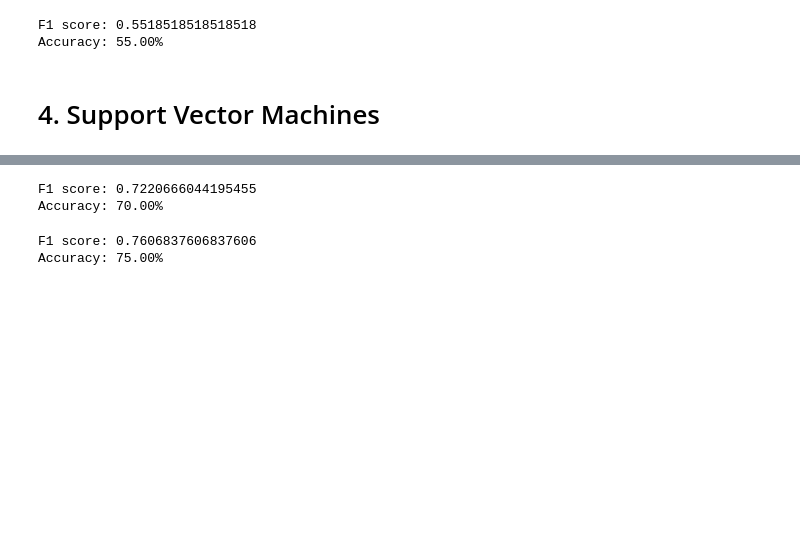
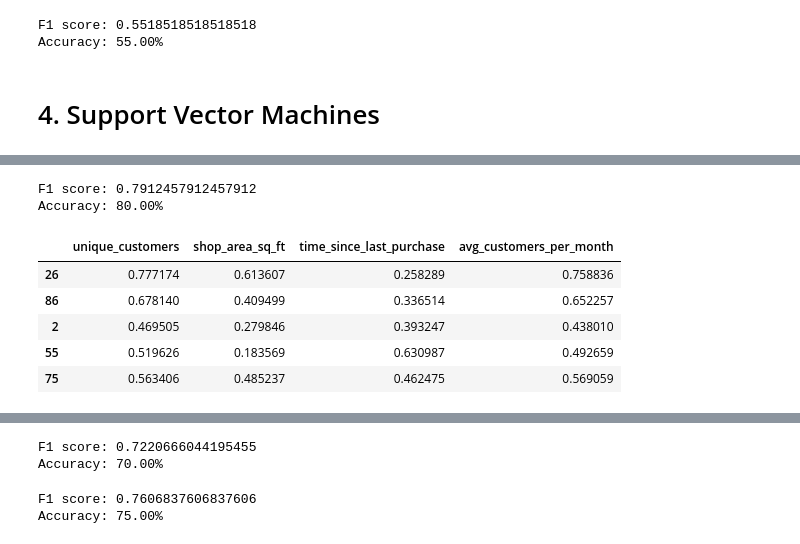
Before and after one commit to joelsathi/DataStorm-4.0-BrainLeftException, a Jupyter notebook: competition-notebook.ipynb, the cells around one changed output, grey strips where cells are left out. Drawn from its saved outputs; the diff is of its cells as text; code cells hidden in the pictures; blank space fills up the shorter version.

```diff
--- a/competition-notebook.ipynb
+++ b/competition-notebook.ipynb
@@ -1350,0 +1397,5 @@ Accuracy: 55.00%
+# %%
+train_x_new = train_x_new[important_features]
+test_x_new = test_x_new[important_features]
+# %%
+train_y_new = train_y.copy(deep=True)
@@ -1350,0 +1406,35 @@ Accuracy: 55.00%
+# %%
+from sklearn.model_selection import StratifiedKFold
+
+from sklearn import svm
+
+#Create a svm Classifier
+model = svm.SVC(kernel='poly', C=10, random_state=0)
+
+skf = StratifiedKFold(n_splits=5, shuffle=False)
+
+accuracy_scores = []
+f_scores = []
+
+for train_index, test_index in skf.split(train_x_new, train_y_new):
+    X_train, X_test = train_x_new.iloc[train_index], train_x_new.iloc[test_index]
+    y_train, y_test = train_y_new.iloc[train_index], train_y_new.iloc[test_index]
+
+    # fit your model on the training set
+    #Train the model using the training sets
+    model.fit(X_train, y_train)
+
+    # make predictions on the test set
+    y_pred = model.predict(X_test)
+
+    # calculate the accuracy score
+    accuracy_scores.append(accuracy_score(y_test, y_pred))
+
+    # calculate the f1 score
+    f_scores.append(f1_score(y_test, y_pred, average='macro'))
+
+mean_accuracy_score = np.mean(accuracy_scores)
+mean_f1_score = np.mean(f_scores)
+
+print("Accuracy Score: {:.2f}%".format(mean_accuracy_score*100))
+print("F1 score: {:.2f}%".format(mean_f1_score*100))
@@ -1350,0 +1468,33 @@ Accuracy: 55.00%
+# %%
+from sklearn import svm
+
+#Create a svm Classifier
+clf = svm.SVC(kernel='poly', C=5, random_state=0)
+
+#Train the model using the training sets
+clf.fit(X_train_new, y_train_new)
+
+#Predict the response for test dataset
+y_pred = clf.predict(X_test_new)
+
+f1 = f1_score(y_test, y_pred, average='macro')
+
+print('F1 score:', f1)
+
+accuracy = accuracy_score(y_test_new, y_pred)*100
+print("Accuracy: {:.2f}%".format(accuracy))
+# %% [output]
+F1 score: 0.7912457912457912
+Accuracy: 80.00%
+# %%
+X_train = X_train[important_features]
+X_test = X_test[important_features]
+# %%
+X_test.head()
+# %% [output]
+|  | unique_customers | shop_area_sq_ft | time_since_last_purchase | avg_customers_per_month |
+| 26 | 0.777174 | 0.613607 | 0.258289 | 0.758836 |
+| 86 | 0.678140 | 0.409499 | 0.336514 | 0.652257 |
+| 2 | 0.469505 | 0.279846 | 0.393247 | 0.438010 |
+| 55 | 0.519626 | 0.183569 | 0.630987 | 0.492659 |
+| 75 | 0.563406 | 0.485237 | 0.462475 | 0.569059 |
```
Also changed, not shown: parts of 22 cells of this notebook, 1 other file.
